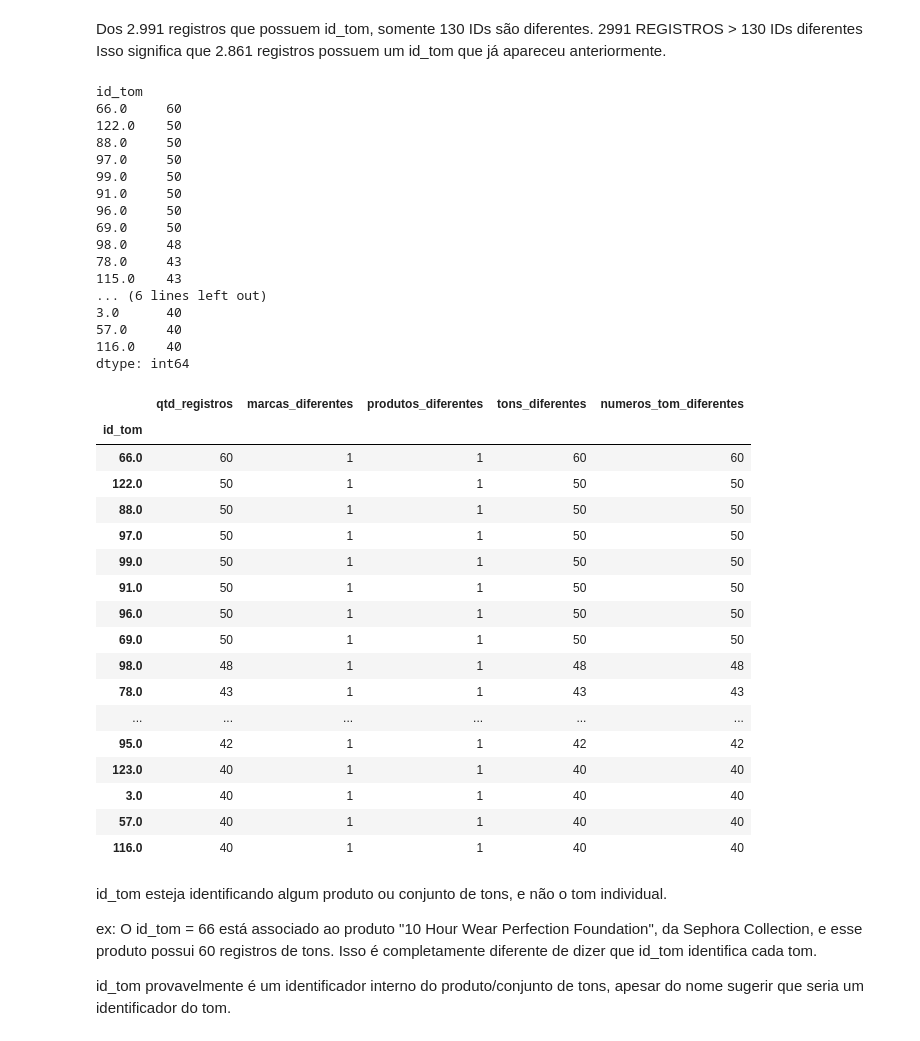
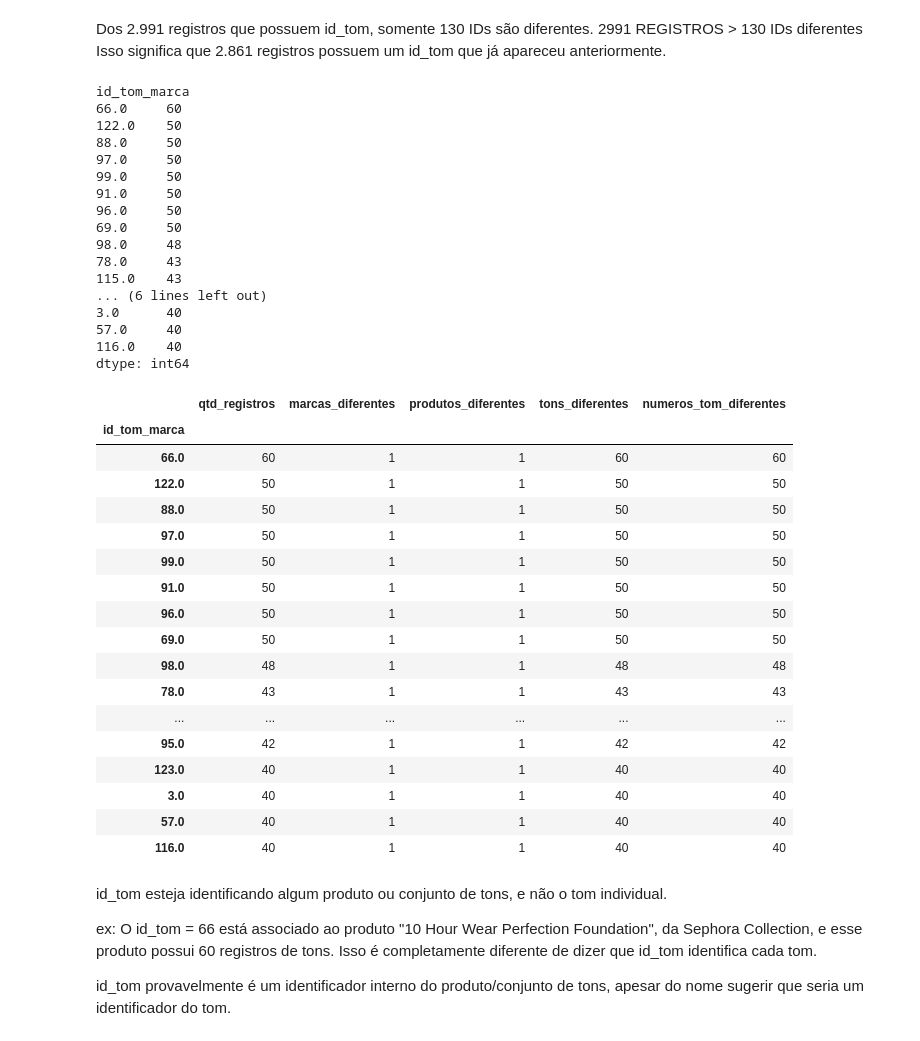
Before and after one commit to Projeto-L-Oreal-Paris/Avanco-da-industria-da-maquiagem, a Jupyter notebook: notebooks/ETL_numbers.ipynb, the cells around one changed output. Cells and saved outputs as stored; diff of their text form; code cells hidden in the pictures.

Commit message:
ETL_numbers completa

```diff
--- a/notebooks/ETL_numbers.ipynb
+++ b/notebooks/ETL_numbers.ipynb
@@ -46,7 +46,7 @@ df_numbers.rename(columns={
     'hex': 'codigo_hex',
     'lightToDark': 'ordem_luminosidade',
     'numbers': 'numero_tom',
-    'id': 'id_tom'
+    'id': 'id_tom_marca'
 }, inplace=True)
 # %%
 df_numbers.head(1000)
@@ -177,14 +177,14 @@ id_tom não é um identificador único de cada linha da tabela. Portanto, não p
 3.117 registros > 130 IDs diferentes > muitos registros compartilham o mesmo ID
 # %%
 # Registros com id_tom preenchido
-df_id = df_numbers_limpo[df_numbers_limpo["id_tom"].notna()]
+df_id = df_numbers_limpo[df_numbers_limpo["id_tom_marca"].notna()]
 
 print("Registros com id_tom:", len(df_id))
-print("id_tom únicos:", df_id["id_tom"].nunique())
+print("id_tom únicos:", df_id["id_tom_marca"].nunique())
 
 print(
     "Duplicados entre os id_tom preenchidos:",
-    df_id["id_tom"].duplicated().sum()
+    df_id["id_tom_marca"].duplicated().sum()
 )
 # %% [output]
 Registros com id_tom: 2991
@@ -197,14 +197,14 @@ Isso significa que 2.861 registros possuem um id_tom que já apareceu anteriorme
 # %%
 # Ver quais id_tom aparecem em mais de um registro
 duplicados_id = (
-    df_id.groupby("id_tom")
+    df_id.groupby("id_tom_marca")
          .size()
          .sort_values(ascending=False)
 )
 
 print(duplicados_id[duplicados_id > 1].head(20))
 # %% [output]
-id_tom
+id_tom_marca
 66.0     60
 122.0    50
 88.0     50
@@ -224,36 +224,36 @@ dtype: int64
 # %%
 # ==============================================================================
 # INVESTIGAÇÃO DO SIGNIFICADO DO id_tom
 # ==============================================================================
 
 # Objetivo:
 # Verificar quantos valores diferentes de marca, produto, tom específico
 # e número do tom estão associados a cada id_tom.
 #
 # Isso nos ajuda a descobrir se o id_tom representa:
 # - um registro individual;
 # - um produto;
 # - um grupo de tons;
 # - ou alguma outra entidade da base.
 # ==============================================================================
 
 analise_id_tom = (
     df_id
-    .groupby("id_tom")
+    .groupby("id_tom_marca")
     .agg(
-        qtd_registros=("id_tom", "size"),
+        qtd_registros=("id_tom_marca", "size"),
         marcas_diferentes=("marca", "nunique"),
         produtos_diferentes=("produto", "nunique"),
         tons_diferentes=("tom_especifico", "nunique"),
         numeros_tom_diferentes=("numero_tom", "nunique")
     )
     .sort_values("qtd_registros", ascending=False)
 )
 
 analise_id_tom.head(20)
 # %% [output]
 |  | qtd_registros | marcas_diferentes | produtos_diferentes | tons_diferentes | numeros_tom_diferentes |
-| id_tom |  |  |  |  |  |
+| id_tom_marca |  |  |  |  |  |
 | 66.0 | 60 | 1 | 1 | 60 | 60 |
 | 122.0 | 50 | 1 | 1 | 50 | 50 |
 | 88.0 | 50 | 1 | 1 | 50 | 50 |
```
Also changed, not shown: parts of 15 cells of this notebook.
